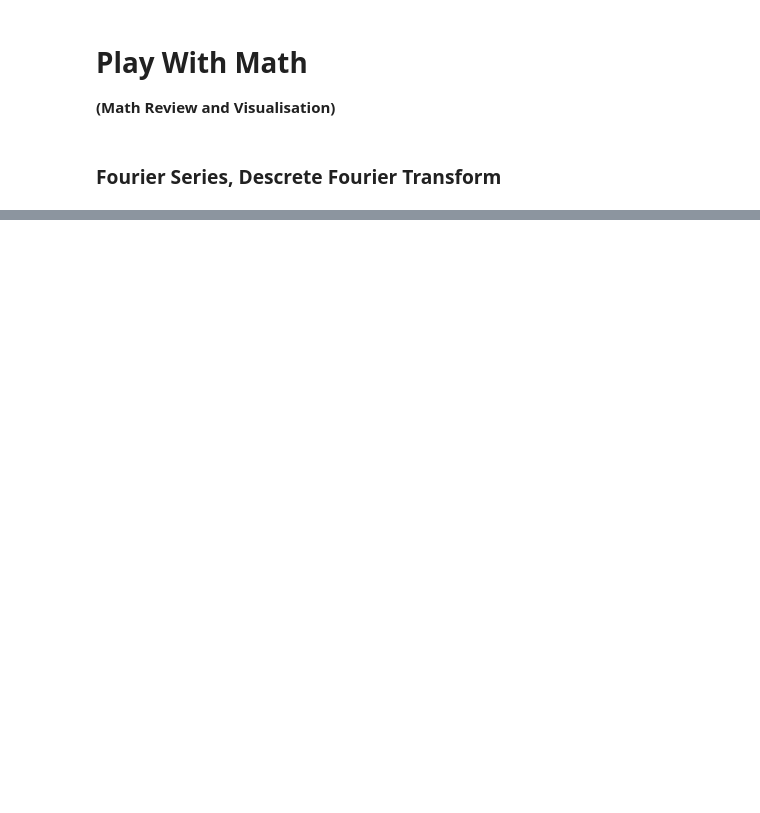
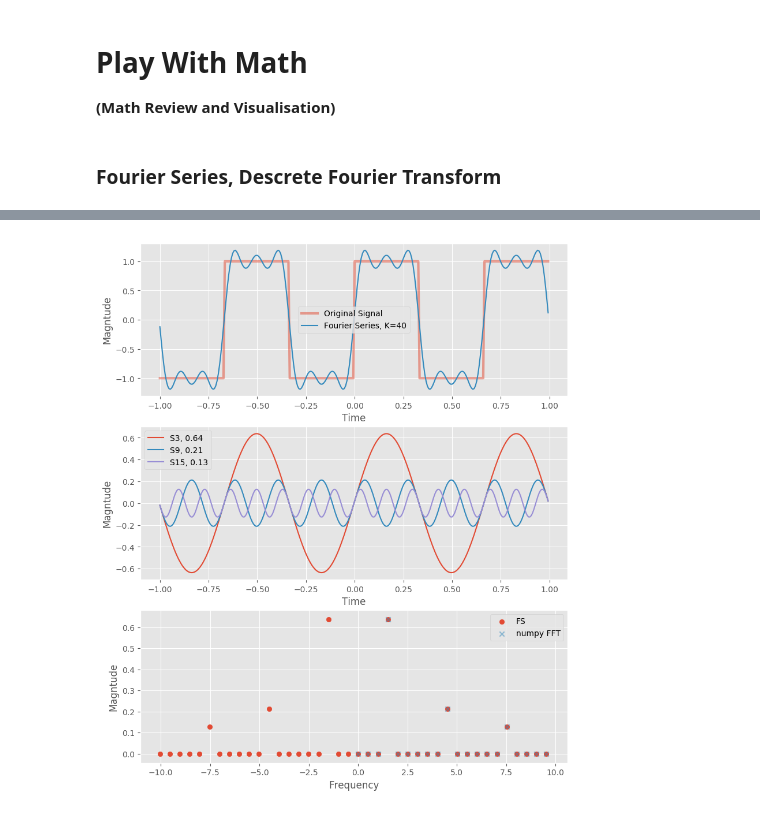
Before and after one commit to huschen/notebooks, a Jupyter notebook: math_review.ipynb, the cells around one changed output, grey strips where cells are left out. Cells and saved outputs as stored; diff of their text form; code cells hidden in the pictures; blank space fills up the shorter version.

```diff
--- a/math_review.ipynb
+++ b/math_review.ipynb
@@ -77,0 +80,9 @@ do_fs(t, x, n_cycles=3)
+# %%
+n_cycles = 3
+n_samples = 300
+t = np.linspace(-1, 1, n_samples, endpoint=False)
+x = signal.square(t * np.pi * n_cycles)
+
+plot_fs(t, x, *do_fs(x, n_series=40), n_show=20)
+# %% [output]
+[figure, added]
```
Also changed, not shown: parts of 3 cells of this notebook.
